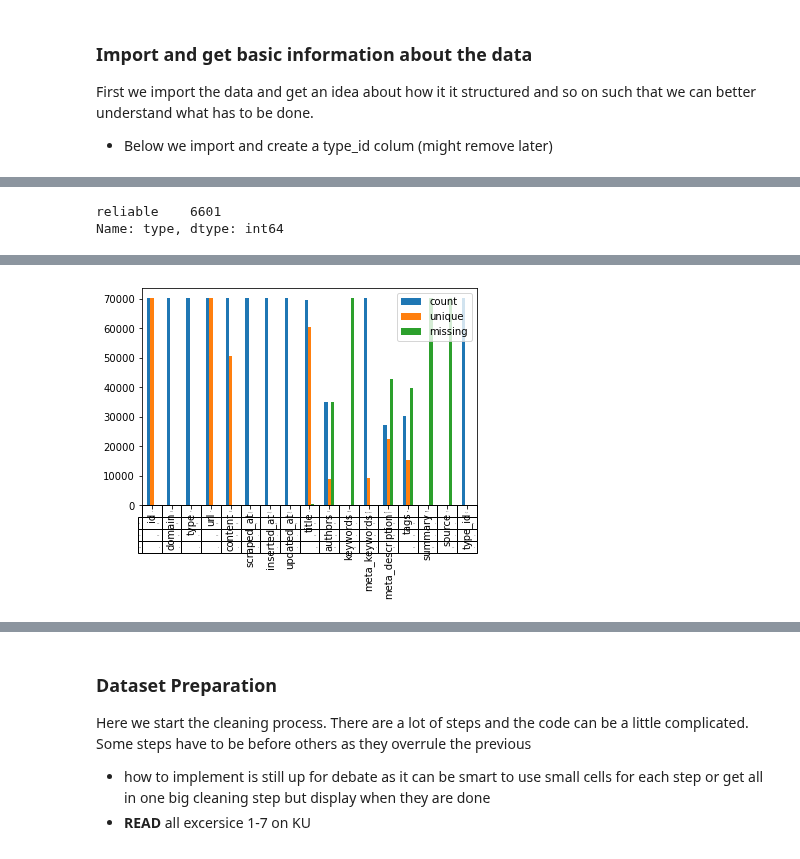
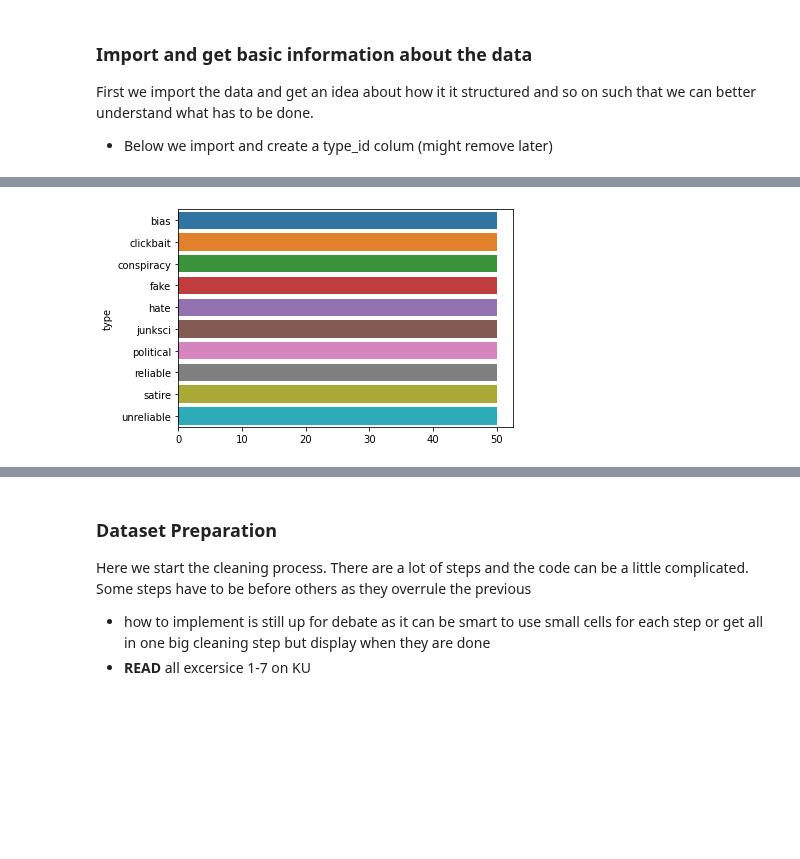
Before and after one commit to SystemOut1324/Datascience_Final_Project, a Jupyter notebook: Appendix/Manual/Setup_cleaning.ipynb, the cells around one changed output, grey strips where cells are left out. Saved outputs shown, nothing was run; the diff lists cells and outputs as text; code cells hidden in the pictures; blank space fills up the shorter version.

Commit message:
making cleaning pipeline

```diff
--- a/Appendix/Manual/Setup_cleaning.ipynb
+++ b/Appendix/Manual/Setup_cleaning.ipynb
@@ -61,0 +41,24 @@ entire_df.head()
+# %%
+### Import data and setup dataframe ###
+
+# usage: specify file location
+filepath = '../Data_git_ignore/1mio-raw.csv'
+# filepath = '../Data_git_ignore/clean-100k.csv'
+
+# Create df for the entire file
+entire_df = pd.read_csv(filepath, index_col = [0])
+
+
+### Below are overall integrity cleaning ###
+
+# content has to be unique
+entire_df = entire_df.drop_duplicates(['content'])
+
+# id has to be unique
+entire_df = entire_df.drop_duplicates(['id'])
+
+# Create type_id column
+entire_df['type_id'] = entire_df.groupby(['type']).ngroup()
+
+# Show info about enire dataset
+entire_df
@@ -62,10 +88,10 @@ entire_df.head()
 # %%
-### SELECT SIZE OF DATASET ###
+### SELECT SIZE OF SUB-DATASET ###
 
 # This can generate a dataset with random purmutation and a max size for each type(can be smaller if desired max is not possible)
 
 # max size for type
-max_size = 7500
+max_size = 50
 # Labels to include - ['fake', 'satire', 'bias', 'conspiracy', 'state', 'junksci', 'hate', 'clickbait', 'unreliable', 'political', 'reliable'] - all labels
 use_types = ['fake', 'satire', 'bias', 'conspiracy', 'junksci', 'hate', 'clickbait', 'unreliable', 'political', 'reliable']
 # Random seed
@@ -119,19 +136,14 @@ plt.show()
-# %%
-df['type'].loc[df['type'] == 'reliable'].value_counts()
-# %% [output]
-reliable    6601
-Name: type, dtype: int64
 # %%
-# Calculating number: count, unique for each column
+### Show info about sub-dataset ###
+
+# Show rows for each type
+types = df.groupby('type').content.count()
+sns.barplot(types.values, types.index)
+
+# Show descibe data
 describe_df = df.describe(include=[np.object]).head(2)
-
-# Calculating number: NaN for each column
 nan_df = df.isna().sum()
-
-# Create one df
 describe_df.loc['missing'] = nan_df
-# plot
-describe_df.T.plot(kind='bar',  table=True)
-describe_df # just display numbers
+describe_df
 # %% [output]
 |  | id | domain | type | url | content | scraped_at | inserted_at | updated_at | title | authors | ... |
@@ -141 +153 @@ describe_df # just display numbers
-[figure, old version]
+[figure, new version]
```
Also changed, not shown: parts of 19 cells of this notebook.
